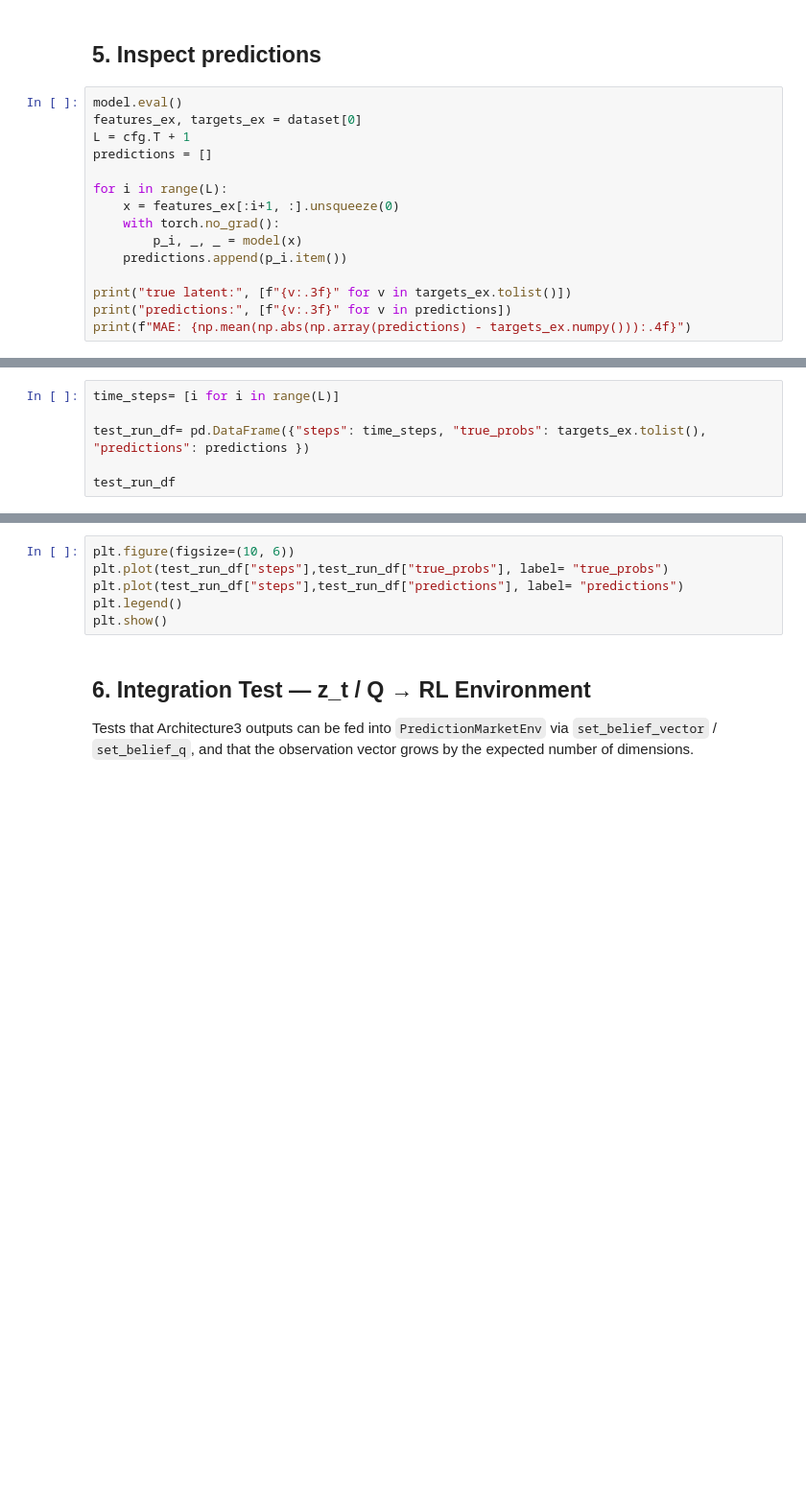
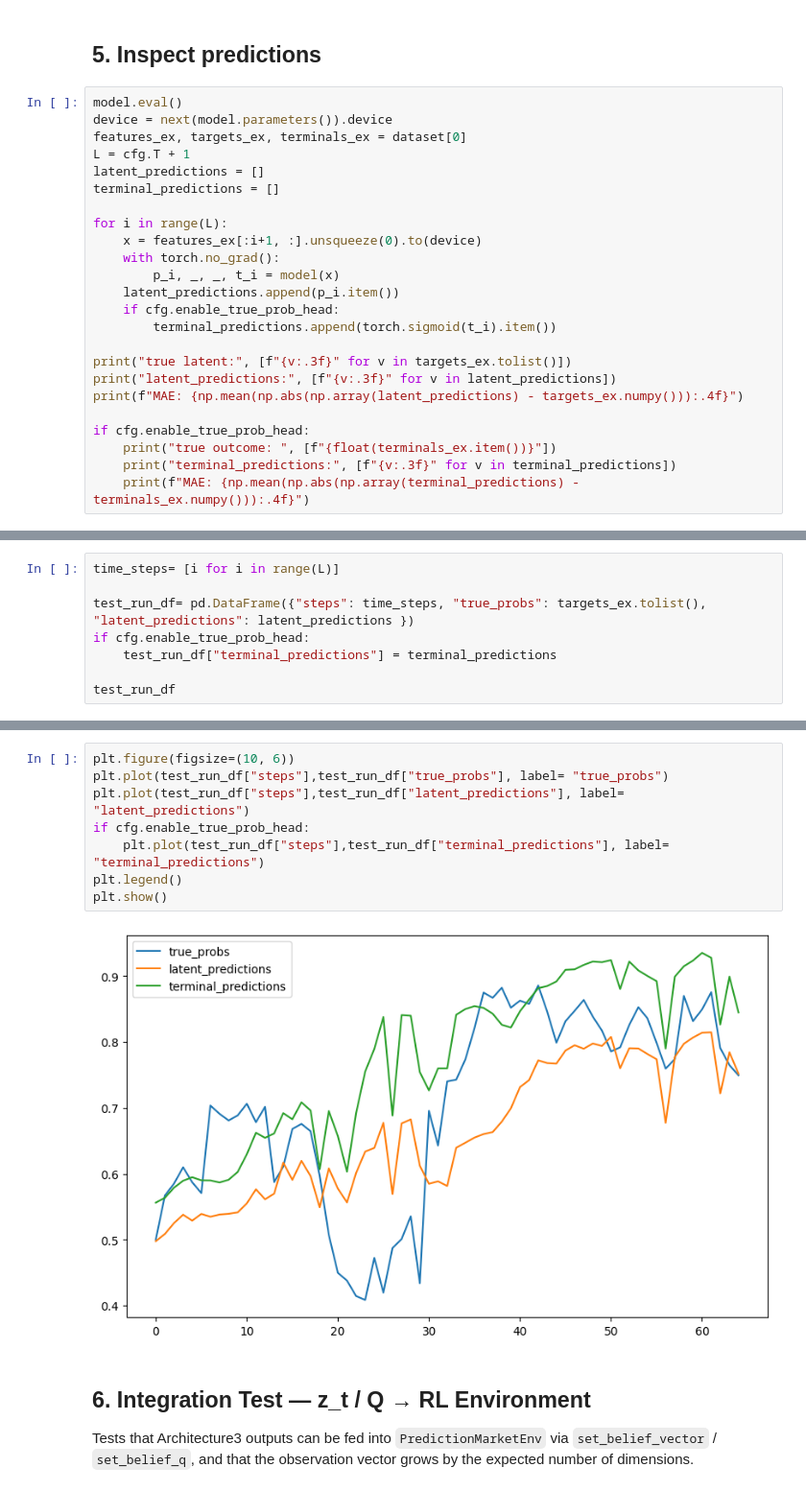
Before and after one commit to tomiadewusi/deep-belief-betting, a Jupyter notebook: notebooks/model_notebook.ipynb, the cells around one changed output, grey strips where cells are left out. Shown at 96% size. Drawn from its saved outputs; the diff is of its cells as text; blank space fills up the shorter version.

Commit message:
added second head with terminal outcome prediction

```diff
--- a/notebooks/model_notebook.ipynb
+++ b/notebooks/model_notebook.ipynb
@@ -138,16 +146,25 @@ print("training complete")
 ## 5. Inspect predictions
 # %%
 model.eval()
-features_ex, targets_ex = dataset[0]
+device = next(model.parameters()).device
+features_ex, targets_ex, terminals_ex = dataset[0]
 L = cfg.T + 1
-predictions = []
+latent_predictions = []
+terminal_predictions = []
 
 for i in range(L):
-    x = features_ex[:i+1, :].unsqueeze(0)
+    x = features_ex[:i+1, :].unsqueeze(0).to(device)
     with torch.no_grad():
-        p_i, _, _ = model(x)
-    predictions.append(p_i.item())
+        p_i, _, _, t_i = model(x)
+    latent_predictions.append(p_i.item())
+    if cfg.enable_true_prob_head:
+        terminal_predictions.append(torch.sigmoid(t_i).item())
 
 print("true latent:", [f"{v:.3f}" for v in targets_ex.tolist()])
-print("predictions:", [f"{v:.3f}" for v in predictions])
-print(f"MAE: {np.mean(np.abs(np.array(predictions) - targets_ex.numpy())):.4f}")
+print("latent_predictions:", [f"{v:.3f}" for v in latent_predictions])
+print(f"MAE: {np.mean(np.abs(np.array(latent_predictions) - targets_ex.numpy())):.4f}")
+
+if cfg.enable_true_prob_head:
+    print("true outcome: ", [f"{float(terminals_ex.item())}"])
+    print("terminal_predictions:", [f"{v:.3f}" for v in terminal_predictions])
+    print(f"MAE: {np.mean(np.abs(np.array(terminal_predictions) - terminals_ex.numpy())):.4f}")
@@ -154,6 +178,8 @@ print(f"MAE: {np.mean(np.abs(np.array(predictions) - targets_ex.numpy())):.4f}")
 # %%
 time_steps= [i for i in range(L)]
 
-test_run_df= pd.DataFrame({"steps": time_steps, "true_probs": targets_ex.tolist(), "predictions": predictions })
+test_run_df= pd.DataFrame({"steps": time_steps, "true_probs": targets_ex.tolist(), "latent_predictions": latent_predictions })
+if cfg.enable_true_prob_head:
+    test_run_df["terminal_predictions"] = terminal_predictions
 
 test_run_df
@@ -160,9 +200,13 @@ test_run_df
 # %%
 plt.figure(figsize=(10, 6))
 plt.plot(test_run_df["steps"],test_run_df["true_probs"], label= "true_probs")
-plt.plot(test_run_df["steps"],test_run_df["predictions"], label= "predictions")
+plt.plot(test_run_df["steps"],test_run_df["latent_predictions"], label= "latent_predictions")
+if cfg.enable_true_prob_head:
+    plt.plot(test_run_df["steps"],test_run_df["terminal_predictions"], label= "terminal_predictions")
 plt.legend()
 plt.show()
+# %% [output]
+[figure, added]
 # %% [markdown]
 ## 6. Integration Test — z_t / Q → RL Environment
 
```
Also changed, not shown: parts of 6 cells of this notebook, 4 other files.
